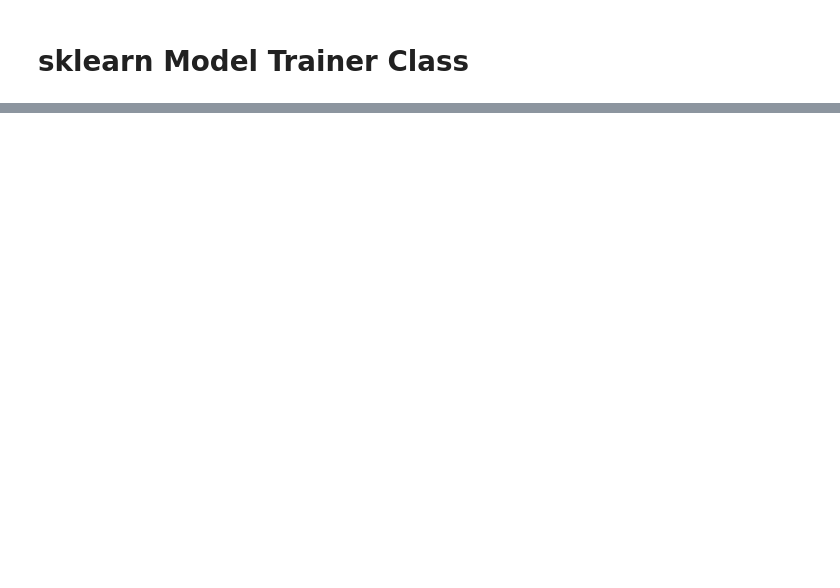
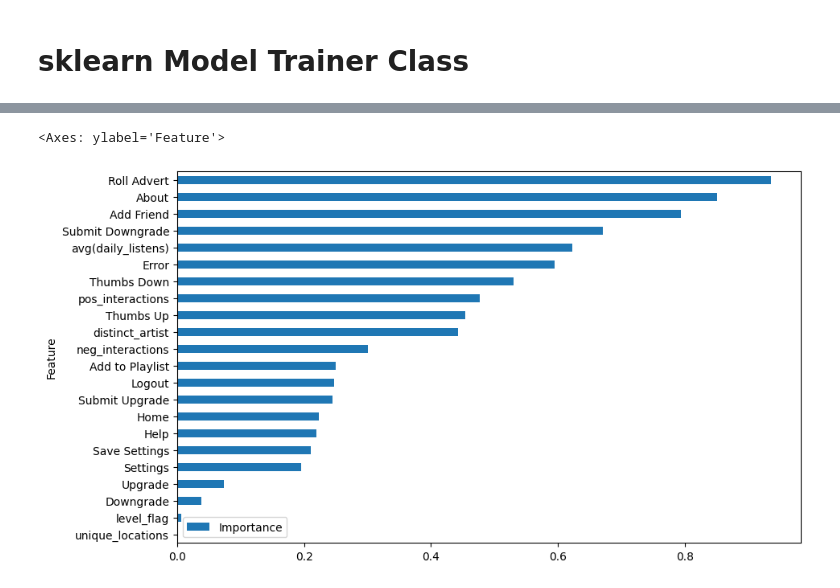
Before and after one commit to fletcherjacob/churn_project, a Jupyter notebook: initial_training.ipynb, the cells around one changed output, grey strips where cells are left out. Saved outputs shown, nothing was run; the diff lists cells and outputs as text; code cells hidden in the pictures; blank space fills up the shorter version.

```diff
--- a/initial_training.ipynb
+++ b/initial_training.ipynb
@@ -199,0 +241,12 @@ df.sort_values('f1', ascending=False)
+# %%
+import numpy as np
+model_name = df.index[0]
+
+
+metrics,model_trainer = model_run(
+        model_name=model_name,
+        model=trainer_plan["model"][model_name],
+        feature_columns=trainer_plan["feature_columns"],
+        file_path=file_path,
+        logging=False,
+    )
@@ -199,0 +256,13 @@ df.sort_values('f1', ascending=False)
+# %%
+
+coefficients = model_trainer.model.coef_[0]
+features = model_trainer.feature_columns
+features.remove("label")
+# %%
+
+feature_importance = pd.DataFrame({'Feature': features, 'Importance': np.abs(coefficients)})
+feature_importance = feature_importance.sort_values('Importance', ascending=True)
+feature_importance.plot(x='Feature', y='Importance', kind='barh', figsize=(10, 6))
+# %% [output]
+<Axes: ylabel='Feature'>
+[figure, added]
```
Also changed, not shown: parts of 10 cells of this notebook.
